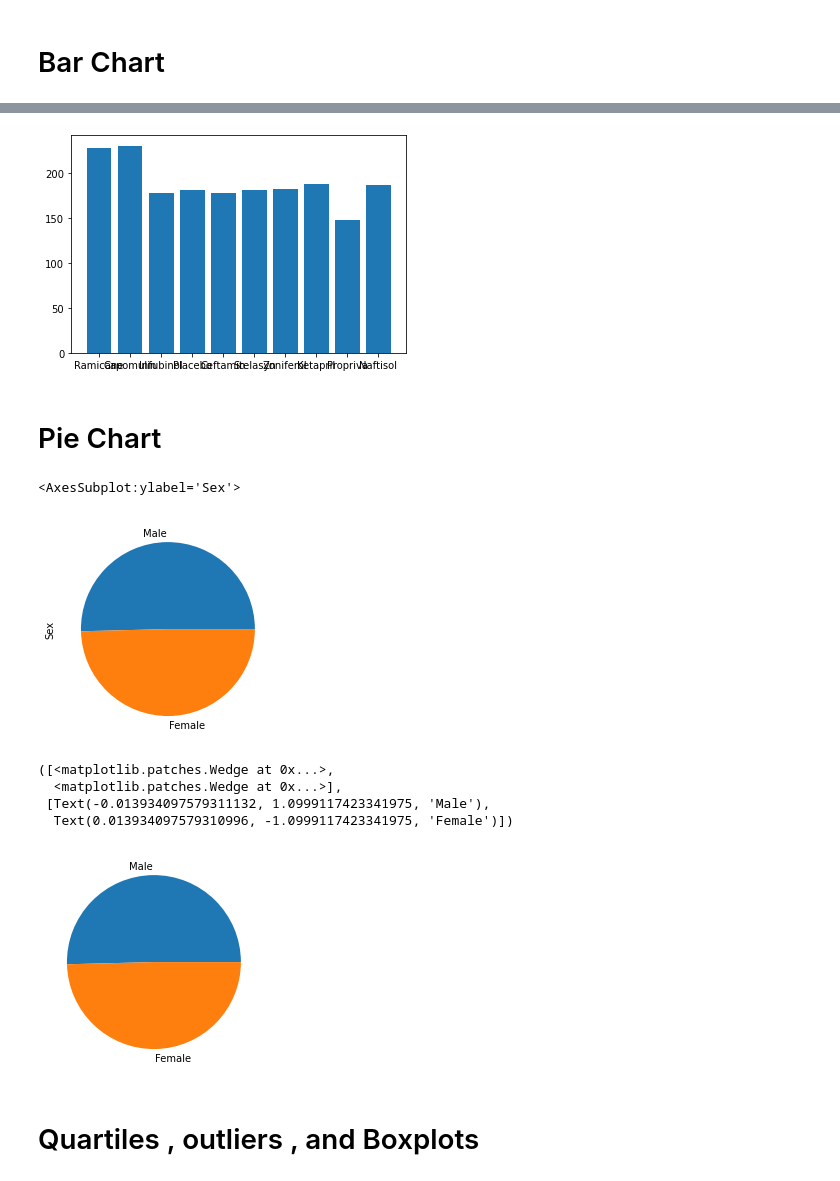
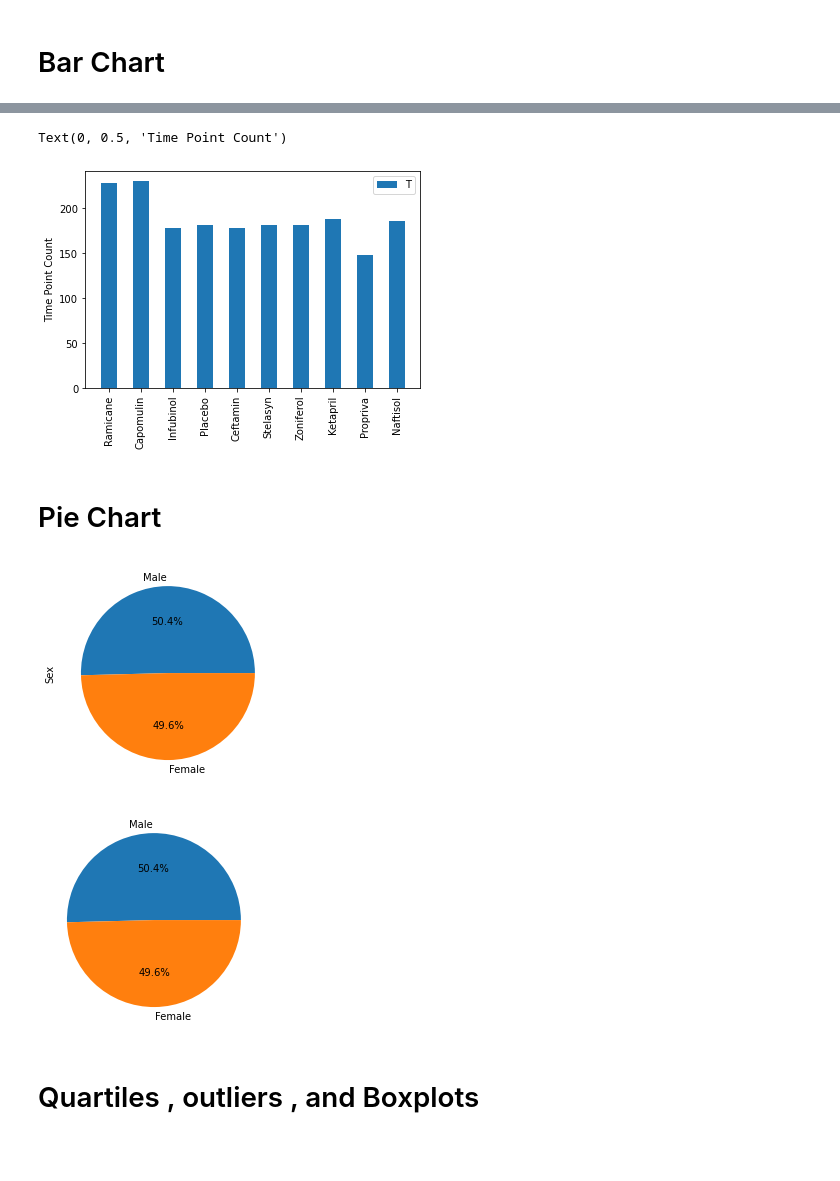
Before and after one commit to awesomepack/Pymaceuticals, a Jupyter notebook: Pymaceuticals.ipynb, the cells around one changed output, grey strips where cells are left out. Drawn from its saved outputs; the diff is of its cells as text; code cells hidden in the pictures; blank space fills up the shorter version.

Commit message:
Added formatting to graphs , included three observations , plt.bar graph requires legend , and need to use aggregate function.

```diff
--- a/Pymaceuticals.ipynb
+++ b/Pymaceuticals.ipynb
@@ -139,11 +138,15 @@ timepoints_df.plot.bar(x = 'Regimen' , y = 'Timepoint_Count')
 [figure]
 # %%
 #generating the same bar chart using matplotlib
-plt.bar(timepoints_regimen , timepoints_by_regimen);
+plt.bar(timepoints_regimen , timepoints_by_regimen , width=.5 , align='center');
+plt.xticks(rotation=90);
+plt.legend('Time Point')
+plt.ylabel('Time Point Count')
 
 #when you have time: return and make this chart purty!
 # %% [output]
+Text(0, 0.5, 'Time Point Count')
-[figure, old version]
+[figure, new version]
 # %% [markdown]
 # Pie Chart
 # %%
@@ -156,23 +159,18 @@ unique_mice_df = SCC_growth.drop_duplicates(subset= 'Mouse ID')
 gender_counts = unique_mice_df['Sex'].value_counts()
 
 #return and add a legend and labels
-gender_counts.plot.pie()
+gender_counts.plot.pie(autopct = '%1.1f%%');
 # %% [output]
-<AxesSubplot:ylabel='Sex'>
-[figure, old version]
+[figure, new version]
 # %%
 #making the same pie chart using matplot lib
 
 #plotting
-plt.pie(gender_counts , labels=gender_counts.index )
+plt.pie(gender_counts , labels=gender_counts.index , autopct= '%1.1f%%' );
 
 #Return and make this chart purty
 # %% [output]
-([<matplotlib.patches.Wedge at 0x...>,
-  <matplotlib.patches.Wedge at 0x...>],
- [Text(-0.013934097579311132, 1.0999117423341975, 'Male'),
-  Text(0.013934097579310996, -1.0999117423341975, 'Female')])
-[figure, old version]
+[figure, new version]
 # %% [markdown]
 # Quartiles , outliers , and Boxplots
 # %%
```
Also changed, not shown: parts of 6 cells of this notebook.
